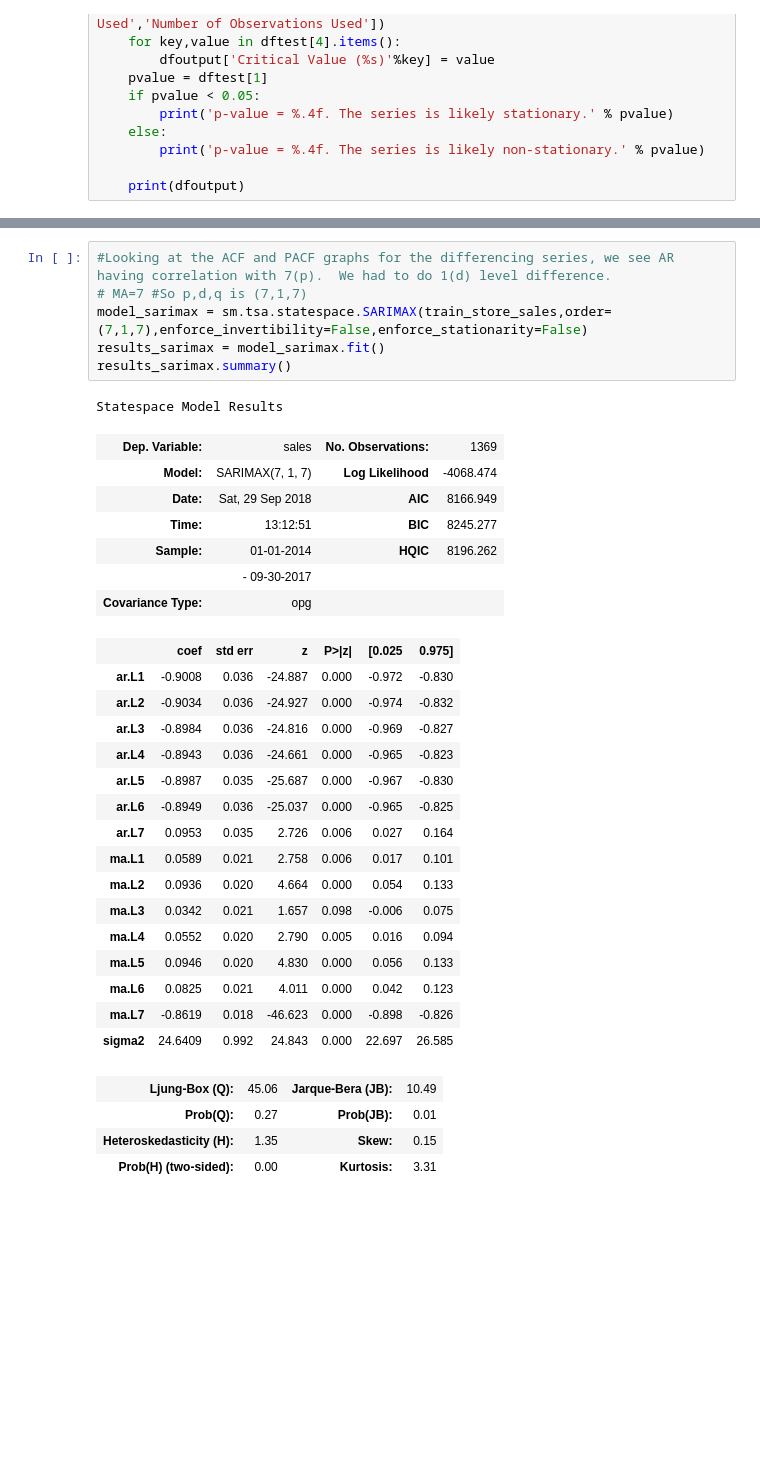
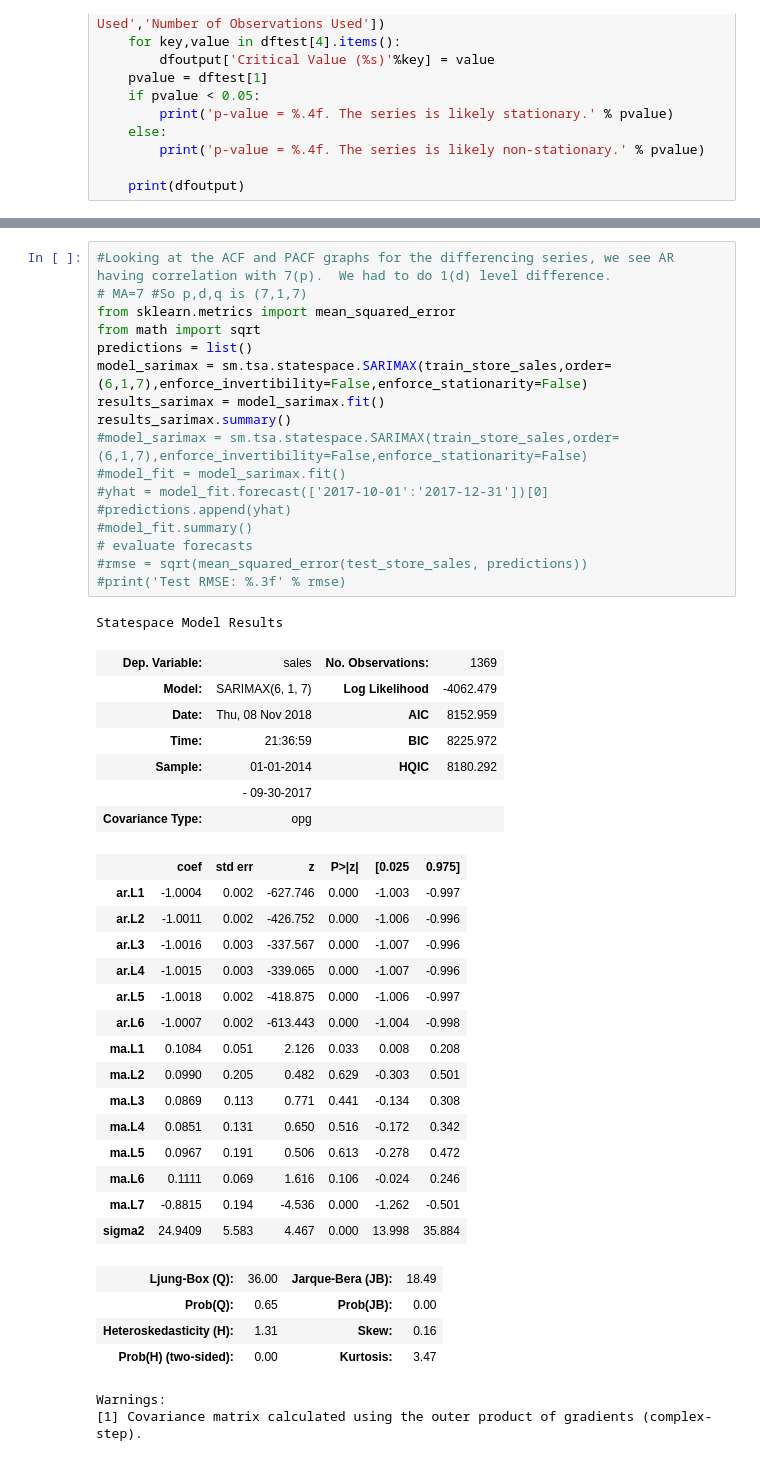
Before and after one commit to mcnayak/capstone, a Jupyter notebook: store_sales_2.0.ipynb, the cells around one changed output, grey strips where cells are left out. Drawn from its saved outputs; the diff is of its cells as text; blank space fills up the shorter version.

```diff
--- a/store_sales_2.0.ipynb
+++ b/store_sales_2.0.ipynb
@@ -214,38 +243,50 @@ Roots 0.6234 -0.7819j 1.0000 -0.1429 0.6234 +0.7819j 1.0000 0.1429 -0.9032 -0.43
 # %%
 #Looking at the ACF and PACF graphs for the differencing series, we see AR having correlation with 7(p).  We had to do 1(d) level difference.
 # MA=7 #So p,d,q is (7,1,7)
-model_sarimax = sm.tsa.statespace.SARIMAX(train_store_sales,order=(7,1,7),enforce_invertibility=False,enforce_stationarity=False)
+from sklearn.metrics import mean_squared_error
+from math import sqrt
+predictions = list()
+model_sarimax = sm.tsa.statespace.SARIMAX(train_store_sales,order=(6,1,7),enforce_invertibility=False,enforce_stationarity=False)
 results_sarimax = model_sarimax.fit()
 results_sarimax.summary()
+#model_sarimax = sm.tsa.statespace.SARIMAX(train_store_sales,order=(6,1,7),enforce_invertibility=False,enforce_stationarity=False)
+#model_fit = model_sarimax.fit()
+#yhat = model_fit.forecast(['2017-10-01':'2017-12-31'])[0]
+#predictions.append(yhat)
+#model_fit.summary()
+# evaluate forecasts
+#rmse = sqrt(mean_squared_error(test_store_sales, predictions))
+#print('Test RMSE: %.3f' % rmse)
 # %% [output]
 Statespace Model Results
 | Dep. Variable: | sales | No. Observations: | 1369 |
-| Model: | SARIMAX(7, 1, 7) | Log Likelihood | -4068.474 |
-| Date: | Sat, 29 Sep 2018 | AIC | 8166.949 |
-| Time: | 13:12:51 | BIC | 8245.277 |
-| Sample: | 01-01-2014 | HQIC | 8196.262 |
+| Model: | SARIMAX(6, 1, 7) | Log Likelihood | -4062.479 |
+| Date: | Thu, 08 Nov 2018 | AIC | 8152.959 |
+| Time: | 21:36:59 | BIC | 8225.972 |
+| Sample: | 01-01-2014 | HQIC | 8180.292 |
 |  | - 09-30-2017 |  |  |
 | Covariance Type: | opg |  |  |
 |  | coef | std err | z | P>|z| | [0.025 | 0.975] |
-| ar.L1 | -0.9008 | 0.036 | -24.887 | 0.000 | -0.972 | -0.830 |
-| ar.L2 | -0.9034 | 0.036 | -24.927 | 0.000 | -0.974 | -0.832 |
-| ar.L3 | -0.8984 | 0.036 | -24.816 | 0.000 | -0.969 | -0.827 |
-| ar.L4 | -0.8943 | 0.036 | -24.661 | 0.000 | -0.965 | -0.823 |
-| ar.L5 | -0.8987 | 0.035 | -25.687 | 0.000 | -0.967 | -0.830 |
-| ar.L6 | -0.8949 | 0.036 | -25.037 | 0.000 | -0.965 | -0.825 |
-| ar.L7 | 0.0953 | 0.035 | 2.726 | 0.006 | 0.027 | 0.164 |
-| ma.L1 | 0.0589 | 0.021 | 2.758 | 0.006 | 0.017 | 0.101 |
-| ma.L2 | 0.0936 | 0.020 | 4.664 | 0.000 | 0.054 | 0.133 |
-| ma.L3 | 0.0342 | 0.021 | 1.657 | 0.098 | -0.006 | 0.075 |
-| ma.L4 | 0.0552 | 0.020 | 2.790 | 0.005 | 0.016 | 0.094 |
-| ma.L5 | 0.0946 | 0.020 | 4.830 | 0.000 | 0.056 | 0.133 |
-| ma.L6 | 0.0825 | 0.021 | 4.011 | 0.000 | 0.042 | 0.123 |
-| ma.L7 | -0.8619 | 0.018 | -46.623 | 0.000 | -0.898 | -0.826 |
-| sigma2 | 24.6409 | 0.992 | 24.843 | 0.000 | 22.697 | 26.585 |
+| ar.L1 | -1.0004 | 0.002 | -627.746 | 0.000 | -1.003 | -0.997 |
+| ar.L2 | -1.0011 | 0.002 | -426.752 | 0.000 | -1.006 | -0.996 |
+| ar.L3 | -1.0016 | 0.003 | -337.567 | 0.000 | -1.007 | -0.996 |
+| ar.L4 | -1.0015 | 0.003 | -339.065 | 0.000 | -1.007 | -0.996 |
+| ar.L5 | -1.0018 | 0.002 | -418.875 | 0.000 | -1.006 | -0.997 |
+| ar.L6 | -1.0007 | 0.002 | -613.443 | 0.000 | -1.004 | -0.998 |
+| ma.L1 | 0.1084 | 0.051 | 2.126 | 0.033 | 0.008 | 0.208 |
+| ma.L2 | 0.0990 | 0.205 | 0.482 | 0.629 | -0.303 | 0.501 |
+| ma.L3 | 0.0869 | 0.113 | 0.771 | 0.441 | -0.134 | 0.308 |
+| ma.L4 | 0.0851 | 0.131 | 0.650 | 0.516 | -0.172 | 0.342 |
+| ma.L5 | 0.0967 | 0.191 | 0.506 | 0.613 | -0.278 | 0.472 |
+| ma.L6 | 0.1111 | 0.069 | 1.616 | 0.106 | -0.024 | 0.246 |
+| ma.L7 | -0.8815 | 0.194 | -4.536 | 0.000 | -1.262 | -0.501 |
+| sigma2 | 24.9409 | 5.583 | 4.467 | 0.000 | 13.998 | 35.884 |
-| Ljung-Box (Q): | 45.06 | Jarque-Bera (JB): | 10.49 |
-| Prob(Q): | 0.27 | Prob(JB): | 0.01 |
-| Heteroskedasticity (H): | 1.35 | Skew: | 0.15 |
-| Prob(H) (two-sided): | 0.00 | Kurtosis: | 3.31 |
+| Ljung-Box (Q): | 36.00 | Jarque-Bera (JB): | 18.49 |
+| Prob(Q): | 0.65 | Prob(JB): | 0.00 |
+| Heteroskedasticity (H): | 1.31 | Skew: | 0.16 |
+| Prob(H) (two-sided): | 0.00 | Kurtosis: | 3.47 |
+Warnings:
+[1] Covariance matrix calculated using the outer product of gradients (complex-step).
 # %%
 # predict using model.
 start_forecast = 1349
```
Also changed, not shown: parts of 25 cells of this notebook, 1 other file.
